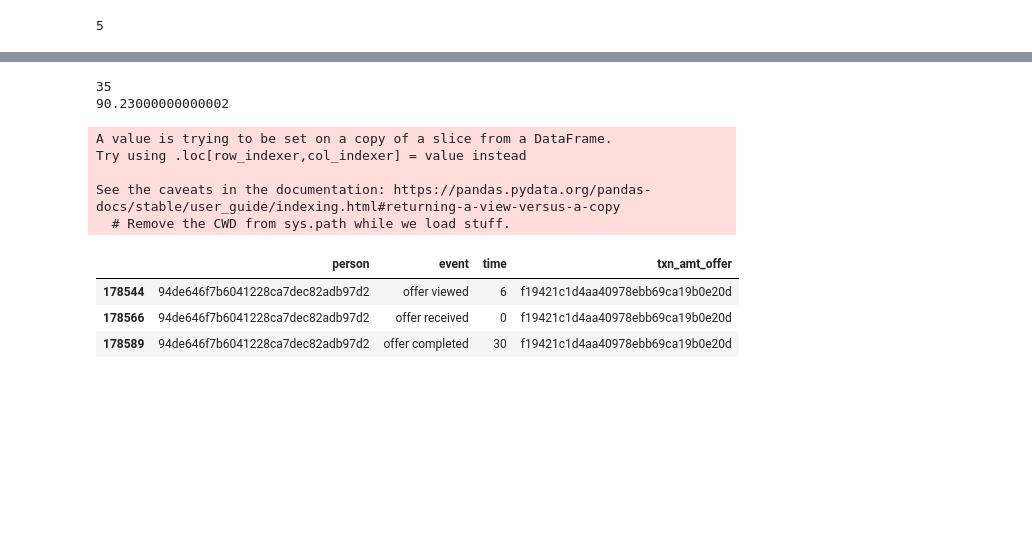
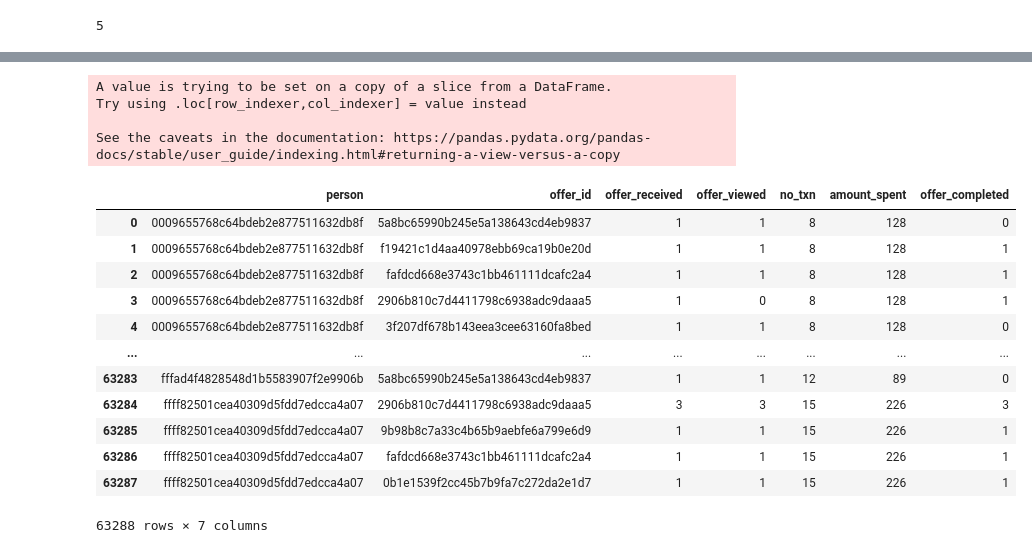
Before and after one commit to srirammanikumar/StarbucksChallenge, a Jupyter notebook: Starbucks_Capstone_notebook.ipynb, the cells around one changed output, grey strips where cells are left out. Saved outputs shown, nothing was run; the diff lists cells and outputs as text; code cells hidden in the pictures; blank space fills up the shorter version.

```diff
--- a/Starbucks_Capstone_notebook.ipynb
+++ b/Starbucks_Capstone_notebook.ipynb
@@ -401,39 +376,27 @@ See the caveats in the documentation: https://pandas.pydata.org/pandas-docs/stab
-# %%
-temp_df = transcript_sorted[transcript_sorted['person'] == '94de646f7b6041228ca7dec82adb97d2']
-temp_df[temp_df['event'] == 'offer completed']
-txn_type = []
-
-for val in temp_df.value:
-
-    txn_type.append(list(val.values())[0])
-
-
-temp_df['txn_amt_offer'] = txn_type
-temp_df = temp_df.drop('value',axis=1)
-no_txn = len(temp_df[temp_df['event'] == 'transaction'])
-print(no_txn)
-total_amount = temp_df[temp_df['event'] == 'transaction'].txn_amt_offer.sum()
-print(total_amount)
-temp_df = temp_df[temp_df.event != 'transaction']
-
-for offer in temp_df.txn_amt_offer.unique():
-    offer_temp_df = temp_df[temp_df.txn_amt_offer == offer]
-    received = len(offer_temp_df[offer_temp_df['event'] == 'offer received'])
-    viewed = len(offer_temp_df[offer_temp_df['event'] == 'offer viewed'])
-    completed = len(offer_temp_df[offer_temp_df['event'] == 'offer completed'])
-# %% [output]
-35
-90.23000000000002
-A value is trying to be set on a copy of a slice from a DataFrame.
-Try using .loc[row_indexer,col_indexer] = value instead
-
-See the caveats in the documentation: https://pandas.pydata.org/pandas-docs/stable/user_guide/indexing.html#returning-a-view-versus-a-copy
-  # Remove the CWD from sys.path while we load stuff.
-# %%
-offer_temp_df = temp_df[temp_df.txn_amt_offer == 'f19421c1d4aa40978ebb69ca19b0e20d']
-offer_temp_df
-# %% [output]
-|  | person | event | time | txn_amt_offer |
-| 178544 | 94de646f7b6041228ca7dec82adb97d2 | offer viewed | 6 | f19421c1d4aa40978ebb69ca19b0e20d |
-| 178566 | 94de646f7b6041228ca7dec82adb97d2 | offer received | 0 | f19421c1d4aa40978ebb69ca19b0e20d |
-| 178589 | 94de646f7b6041228ca7dec82adb97d2 | offer completed | 30 | f19421c1d4aa40978ebb69ca19b0e20d |
+# %%
+data = pd.DataFrame(columns=['person','offer_id','offer_received','offer_viewed','no_txn','amount_spent','offer_completed'])
+
+# transcript_sorted.person.unique():
+
+for person in transcript_sorted.person.unique():
+    data = get_rows_for_person(transcript_sorted, person, data)
+
+data
+# %% [output]
+A value is trying to be set on a copy of a slice from a DataFrame.
+Try using .loc[row_indexer,col_indexer] = value instead
+
+See the caveats in the documentation: https://pandas.pydata.org/pandas-docs/stable/user_guide/indexing.html#returning-a-view-versus-a-copy
+|  | person | offer_id | offer_received | offer_viewed | no_txn | amount_spent | offer_completed |
+| 0 | 0009655768c64bdeb2e877511632db8f | 5a8bc65990b245e5a138643cd4eb9837 | 1 | 1 | 8 | 128 | 0 |
+| 1 | 0009655768c64bdeb2e877511632db8f | f19421c1d4aa40978ebb69ca19b0e20d | 1 | 1 | 8 | 128 | 1 |
+| 2 | 0009655768c64bdeb2e877511632db8f | fafdcd668e3743c1bb461111dcafc2a4 | 1 | 1 | 8 | 128 | 1 |
+| 3 | 0009655768c64bdeb2e877511632db8f | 2906b810c7d4411798c6938adc9daaa5 | 1 | 0 | 8 | 128 | 1 |
+| 4 | 0009655768c64bdeb2e877511632db8f | 3f207df678b143eea3cee63160fa8bed | 1 | 1 | 8 | 128 | 0 |
+| ... | ... | ... | ... | ... | ... | ... | ... |
+| 63283 | fffad4f4828548d1b5583907f2e9906b | 5a8bc65990b245e5a138643cd4eb9837 | 1 | 1 | 12 | 89 | 0 |
+| 63284 | ffff82501cea40309d5fdd7edcca4a07 | 2906b810c7d4411798c6938adc9daaa5 | 3 | 3 | 15 | 226 | 3 |
+| 63285 | ffff82501cea40309d5fdd7edcca4a07 | 9b98b8c7a33c4b65b9aebfe6a799e6d9 | 1 | 1 | 15 | 226 | 1 |
+| 63286 | ffff82501cea40309d5fdd7edcca4a07 | fafdcd668e3743c1bb461111dcafc2a4 | 1 | 1 | 15 | 226 | 1 |
+| 63287 | ffff82501cea40309d5fdd7edcca4a07 | 0b1e1539f2cc45b7b9fa7c272da2e1d7 | 1 | 1 | 15 | 226 | 1 |
+63288 rows × 7 columns
```
Also changed, not shown: parts of 11 cells of this notebook, 1 other file.
